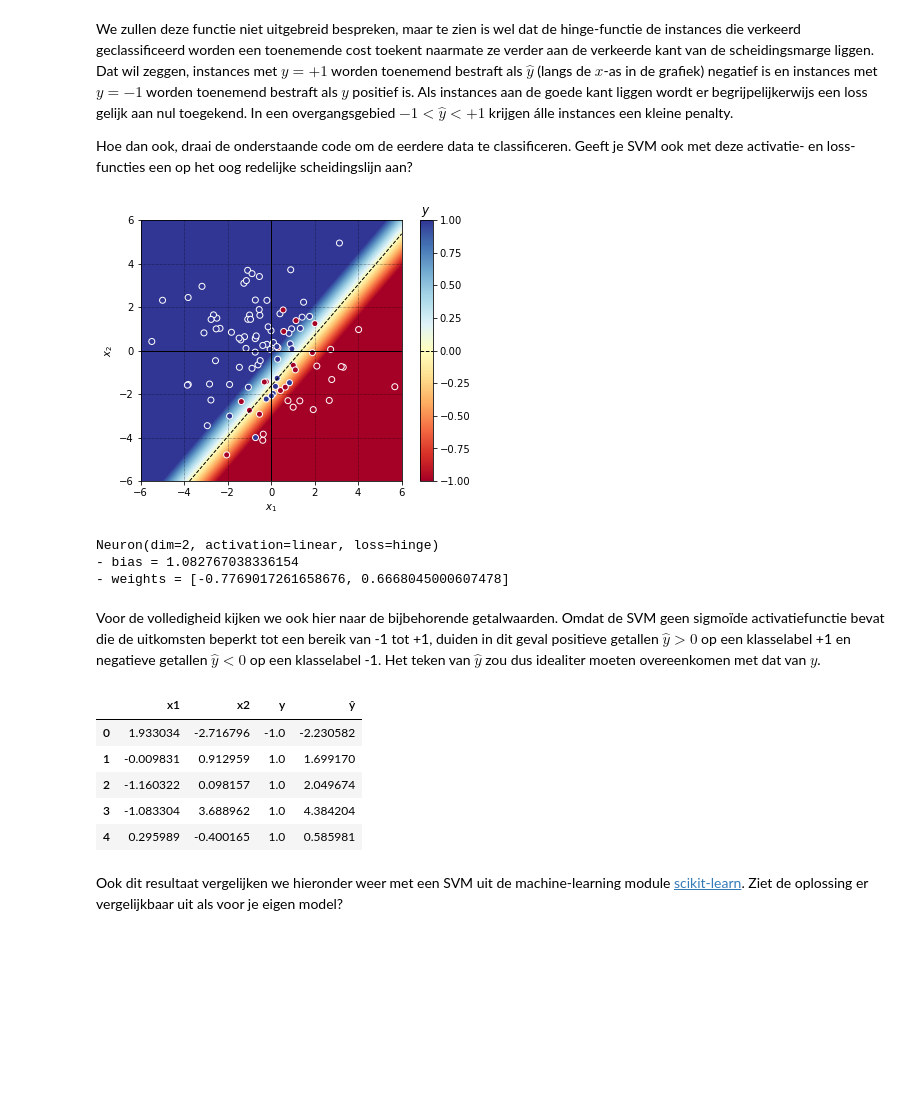
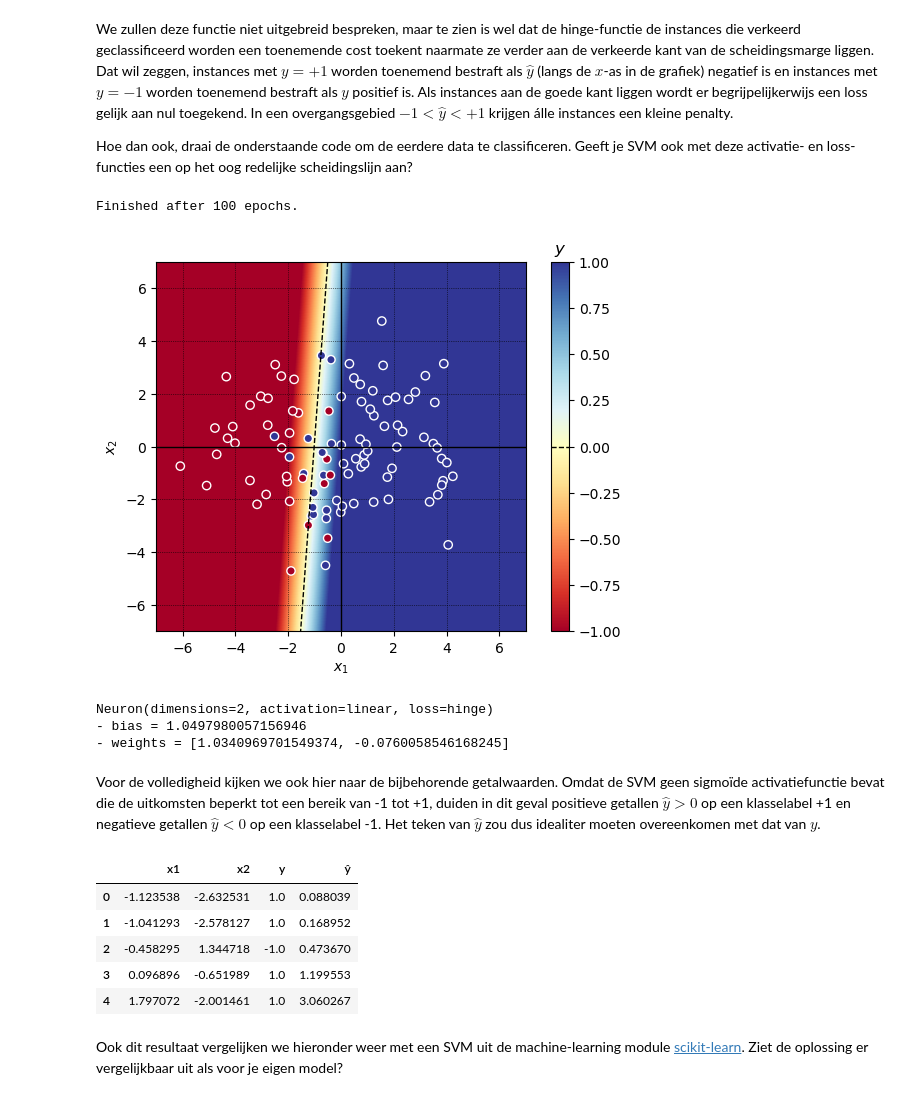
Before and after one commit to denniswiersma/AdvancedDatamining, a Jupyter notebook: chapter2/Werkcollege_v2223-H2.ipynb, the cells around one changed output. Saved outputs shown, nothing was run; the diff lists cells and outputs as text; code cells hidden in the pictures; blank space fills up the shorter version.

```diff
--- a/chapter2/Werkcollege_v2223-H2.ipynb
+++ b/chapter2/Werkcollege_v2223-H2.ipynb
@@ -325,7 +331,7 @@ Hieronder wordt een dataset met nominale klasselabels gefit met deze activatiefu
 Kijk of de code correct functioneert. Is de gevonden scheidingslijn voor zover mogelijk in staat om de instances van de beide klassen te onderscheiden?
 # %%
 xs, ys = data.linear(outcome='nominal', noise=1.0)
-my_neuron = model.Neuron(dim=2, activation=model.tanh)
+my_neuron = model.Neuron(dimensions=2, activation=model.tanh)
 my_neuron.fit(xs, ys)
 data.scatter(xs, ys, model=my_neuron)
 print(my_neuron)
@@ -393,17 +400,18 @@ We zullen deze functie niet uitgebreid bespreken, maar te zien is wel dat de hin
 
 Hoe dan ook, draai de onderstaande code om de eerdere data te classificeren. Geeft je SVM ook met deze activatie- en loss-functies een op het oog redelijke scheidingslijn aan?
 # %%
-my_neuron = model.Neuron(dim=2, loss=model.hinge)
+my_neuron = model.Neuron(dimensions=2, loss=model.hinge)
 my_neuron.fit(xs, ys)
 data.scatter(xs, ys, model=my_neuron)
 print(my_neuron)
 print(f'- bias = {my_neuron.bias}')
 print(f'- weights = {my_neuron.weights}')
 # %% [output]
+Finished after 100 epochs.
-[figure, old version]
+[figure, new version]
-Neuron(dim=2, activation=linear, loss=hinge)
-- bias = 1.082767038336154
-- weights = [-0.7769017261658676, 0.6668045000607478]
+Neuron(dimensions=2, activation=linear, loss=hinge)
+- bias = 1.0497980057156946
+- weights = [1.0340969701549374, -0.0760058546168245]
 # %% [markdown]
 Voor de volledigheid kijken we ook hier naar de bijbehorende getalwaarden. Omdat de SVM geen sigmoïde activatiefunctie bevat die de uitkomsten beperkt tot een bereik van -1 tot +1, duiden in dit geval positieve getallen $\hat{y} > 0$ op een klasselabel +1 en negatieve getallen $\hat{y} < 0$ op een klasselabel -1. Het teken van $\hat{y}$ zou dus idealiter moeten overeenkomen met dat van $y$.
 # %%
@@ -411,11 +419,11 @@ yhats = my_neuron.predict(xs)
 DataFrame(xs, columns=['x1', 'x2']).assign(y=ys, ŷ=yhats).head()
 # %% [output]
 |  | x1 | x2 | y | ŷ |
-| 0 | 1.933034 | -2.716796 | -1.0 | -2.230582 |
-| 1 | -0.009831 | 0.912959 | 1.0 | 1.699170 |
-| 2 | -1.160322 | 0.098157 | 1.0 | 2.049674 |
-| 3 | -1.083304 | 3.688962 | 1.0 | 4.384204 |
-| 4 | 0.295989 | -0.400165 | 1.0 | 0.585981 |
+| 0 | -1.123538 | -2.632531 | 1.0 | 0.088039 |
+| 1 | -1.041293 | -2.578127 | 1.0 | 0.168952 |
+| 2 | -0.458295 | 1.344718 | -1.0 | 0.473670 |
+| 3 | 0.096896 | -0.651989 | 1.0 | 1.199553 |
+| 4 | 1.797072 | -2.001461 | 1.0 | 3.060267 |
 # %% [markdown]
 Ook dit resultaat vergelijken we hieronder weer met een SVM uit de machine-learning module [scikit-learn](https://scikit-learn.org/stable/modules/generated/sklearn.svm.SVC.html). Ziet de oplossing er vergelijkbaar uit als voor je eigen model?
 # %%
```
Also changed, not shown: parts of 23 cells of this notebook.
